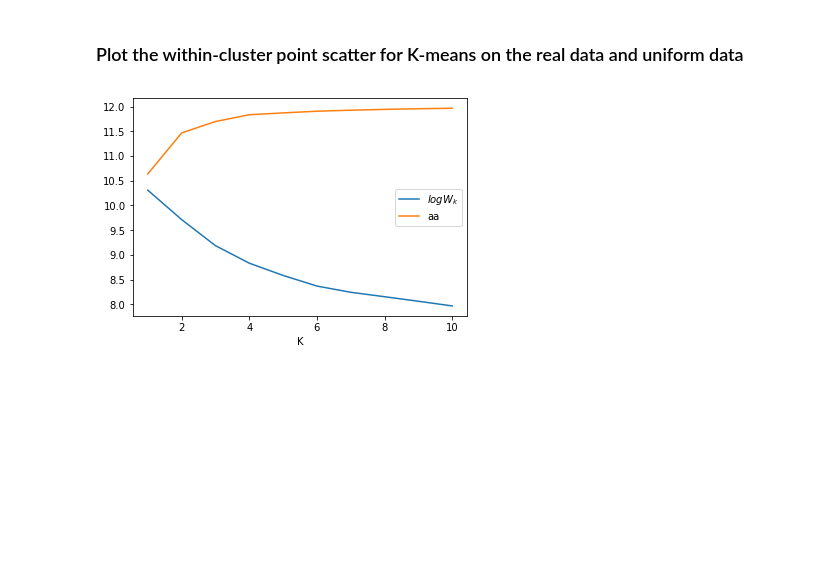
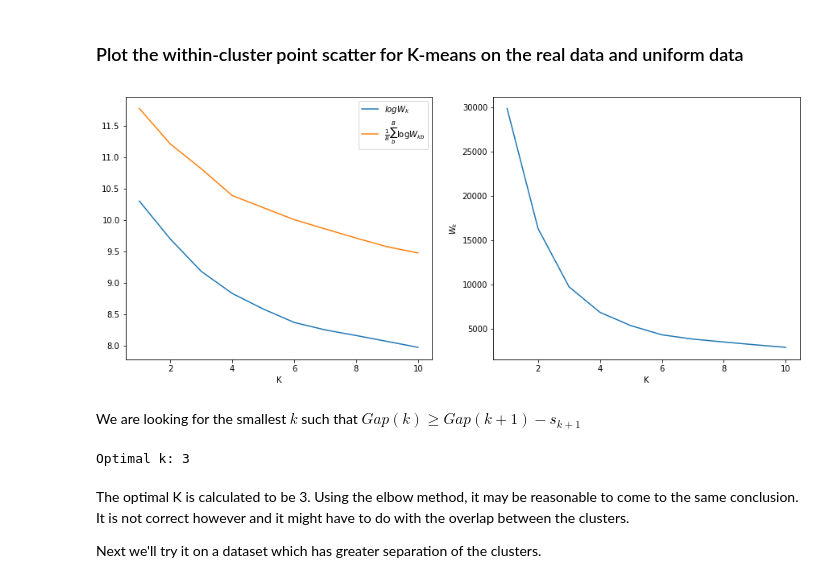
Before and after one commit to edforsberg/MME440_Project2, a Jupyter notebook: RaukonGap.ipynb, the cells around one changed output. Drawn from its saved outputs; the diff is of its cells as text; code cells hidden in the pictures; blank space fills up the shorter version.

```diff
--- a/RaukonGap.ipynb
+++ b/RaukonGap.ipynb
@@ -93,9 +131,35 @@ for K in range(1,11):
-# %%
-plt.rc('text', usetex=False)
-plt.plot(range(1,11), wc_real_data, label=r"$log W_k$")
-plt.plot(range(1,11), wc_reference_data, label="aa")
-plt.legend(loc='center right')
-plt.xlabel("K")
-plt.show()
-# %% [output]
-[figure, removed]
+# %%
+f, (ax1,ax2) = plt.subplots(1, 2)
+
+f.set_figheight(6)
+f.set_figwidth(15)
+
+ax1.plot(Ks, wk_real_data, label=r"$log W_k$")
+ax1.plot(Ks, wk_reference_data, label=r"$\frac{1}{B}\sum^{B}_{b}\log W_{kb}$")
+ax1.legend(loc='upper right')
+ax1.set_xlabel("K")
+
+
+ax2.plot(Ks, np.exp(wk_real_data))
+ax2.set_xlabel("K")
+ax2.set_ylabel(r"$W_k$")
+
+
+plt.show()
+# %% [output]
+[figure, added]
+# %% [markdown]
+We are looking for the smallest $k$ such that $Gap(k) \geq Gap(k+1) - s_{k+1}$
+# %%
+for iK, K in enumerate(Ks[:-1]):
+    gap = wk_reference_data[iK] - wk_real_data[iK];
+    gap_next = wk_reference_data[iK+1] - wk_real_data[iK+1]
+    if  (gap >= gap_next - sk[iK]):
+        print("Optimal k: {}".format(K))
+        break
+# %% [output]
+Optimal k: 3
+# %% [markdown]
+The optimal K is calculated to be 3. Using the elbow method, it may be reasonable to come to the same conclusion. It is not correct however and it might have to do with the overlap between the clusters.
+
+Next we'll try it on a dataset which has greater separation of the clusters.
```
Also changed, not shown: parts of 9 cells of this notebook.
